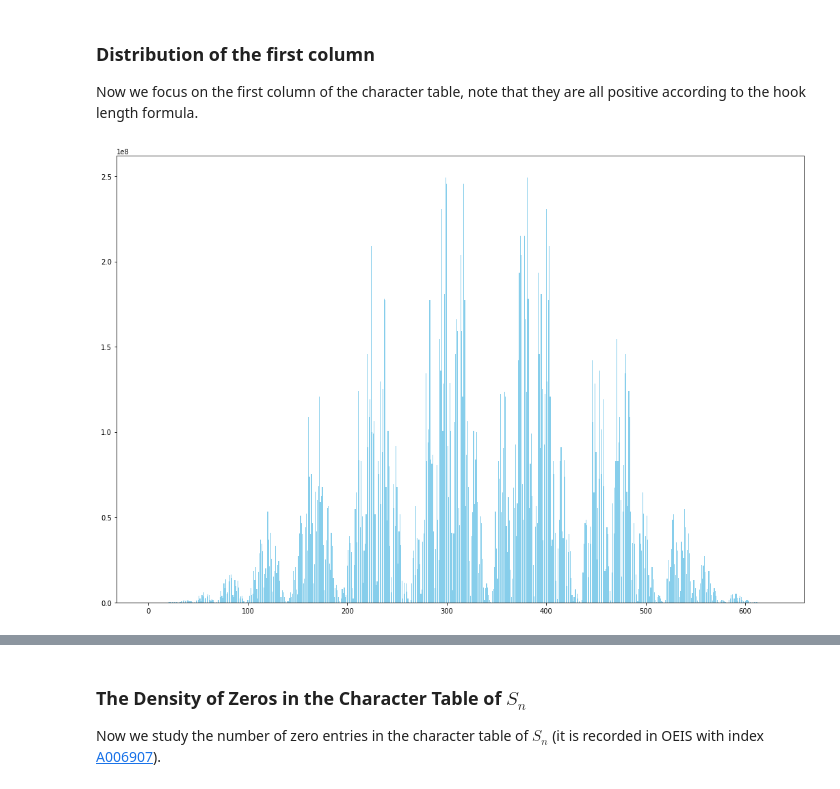
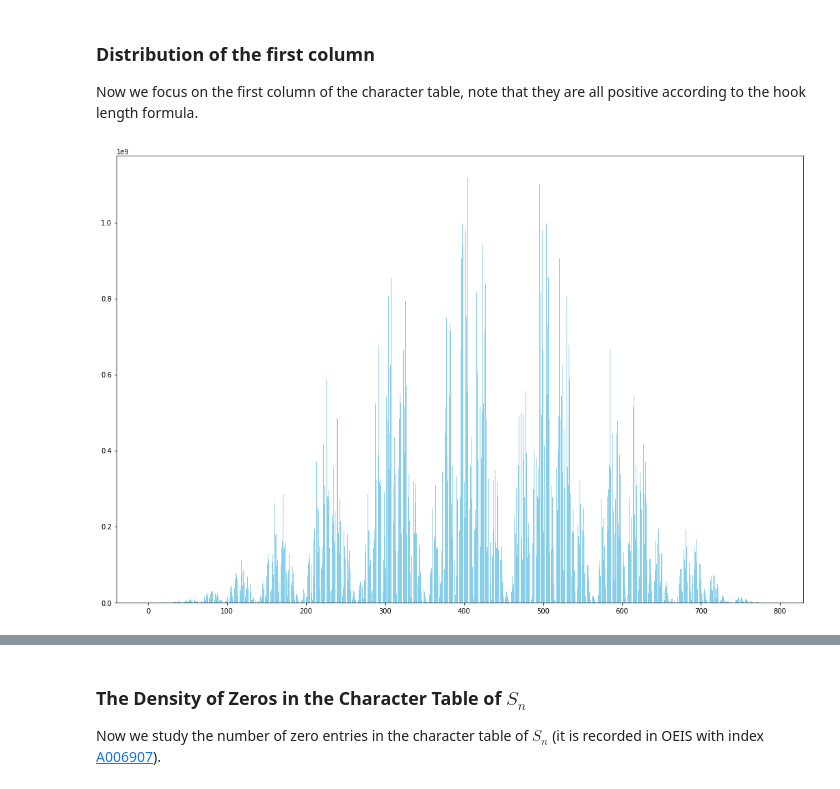
Before and after one commit to TonyZhang2004/Character_Table_of_Symmetric_Groups, a Jupyter notebook: char_table.ipynb, the cells around one changed output, grey strips where cells are left out. Saved outputs shown, nothing was run; the diff lists cells and outputs as text; code cells hidden in the pictures.

```diff
--- a/char_table.ipynb
+++ b/char_table.ipynb
@@ -111,7 +111,7 @@ Modify the following macros to change the size of the character table as well as
 
 Since the value for some entries are too big, in order to make the color look proportional, we can truncate the value and set up a threshold for the heatmap
 # %%
-SIZE = 20 # char table size
+SIZE = 21 # char table size
 THRESHOLD = 500
  # the maximum is THRESHOLD, the minimum is -THRESHOLD
 # %%
@@ -141,11 +152,11 @@ plt.show()
 
 Now we focus on the first column of the character table, note that they are all positive according to the hook length formula.
 # %%
-first_column = df.iloc[:,1]
+first_column = df.iloc[:,0]
 positions = range(len(first_column))
 values = first_column.values
 plt.subplots(figsize=(18, 12))
 plt.bar(positions, values, color='skyblue')
 plt.show()
 # %% [output]
-[figure, old version]
+[figure, new version]
```
Also changed, not shown: parts of 5 cells of this notebook, 5 other files.
